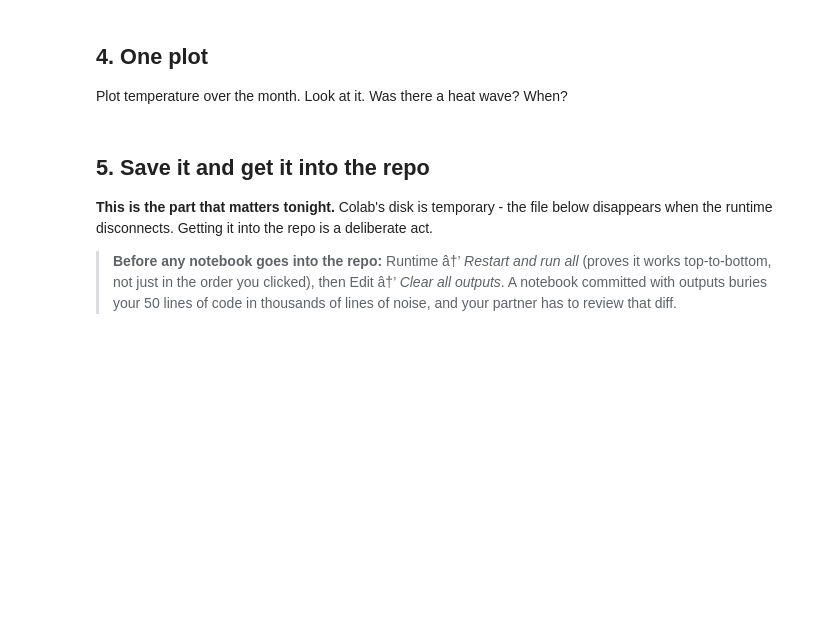
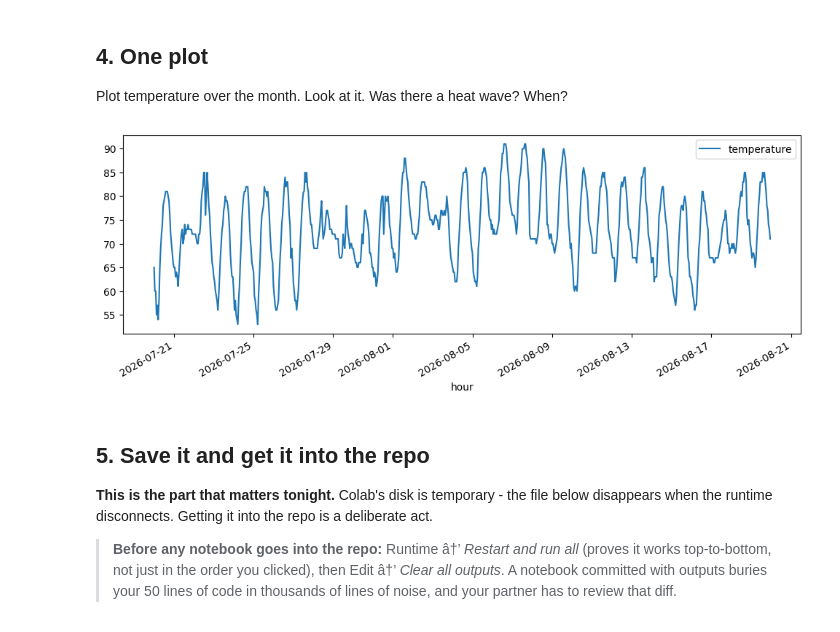
Before and after one commit to praveen1619/opim5512-qyj25002-jpe03001-hartford, a Jupyter notebook: Lab1_A_Weather_Starter.ipynb, the cells around one changed output. Saved outputs shown, nothing was run; the diff lists cells and outputs as text; code cells hidden in the pictures; blank space fills up the shorter version.

```diff
--- a/Lab1_A_Weather_Starter.ipynb
+++ b/Lab1_A_Weather_Starter.ipynb
@@ -64,7 +74,7 @@ These are **METAR** observations - the same reports pilots read. A few things ab
 # %%
 # TODO: read the CSV. Make sure "M" becomes NaN, not the string "M".
 # Hint: pd.read_csv(url, na_values=[...])
-wx = ...
+wx = pd.read_csv(url, na_values=["M", "T"])
 
 print(wx.shape)
 wx.head()
@@ -119,17 +150,17 @@ have none. Group by the hour and take the mean - then check whether you have exa
 # %%
 # TODO: round the observation times DOWN to the hour.
 # The join key must be called `hour` - that one name is fixed by the lab.
-wx["hour"] = ...
+wx["hour"] = pd.to_datetime(wx["valid"]).dt.floor("h")
 
 # TODO: collapse to one row per hour, and name your columns using YOUR CONTRACT.
 # The names below are placeholders - replace them with what you and your partner
 # agreed on and wrote into the README. House style: lowercase, snake_case, unit
 # in the name where a reader could guess wrong.
 hourly = (wx.groupby("hour", as_index=False)
-            .agg(YOUR_TEMP_NAME=("tmpf", "mean"),
-                 YOUR_DEWPOINT_NAME=("dwpf", "mean"),
-                 YOUR_HUMIDITY_NAME=("relh", "mean"),
-                 YOUR_WIND_NAME=("sknt", "mean")))
+            .agg(temperature=("tmpf", "mean"),
+                 dewpoint=("dwpf", "mean"),
+                 humidity=("relh", "mean"),
+                 wind=("sknt", "mean")))
 
 print(len(hourly), "hours")   # July 20 - Aug 19 is 744 hours. Do you have all of them?
 hourly.head()
@@ -154,12 +193,14 @@ print("column names look real:", list(hourly.columns))
 Plot temperature over the month. Look at it. Was there a heat wave? When?
 # %%
 # TODO: plot temperature over the month, then SAVE the figure to a file.
-
+hourly.plot(x='hour', y='temperature', figsize=(12, 4))
 # Plot against TIME, not the row number - the question is WHEN.
 #     ax = hourly.plot(x='hour', y='temperature', figsize=(12, 4),
 #                      title='Hourly temperature - <your campus>')
 # hourly['temperature'].plot() looks right but puts row 0..743 on the x-axis.
 
 # Then save the picture so you can commit it to the repo (it goes under images/):
 #     ax.get_figure().savefig('monthly_temp.png', bbox_inches='tight', dpi=120)
 # Looking at a plot is not the same as saving one - the file is the deliverable.
+# %% [output]
+[figure, added]
```
Also changed, not shown: parts of 7 cells of this notebook.
